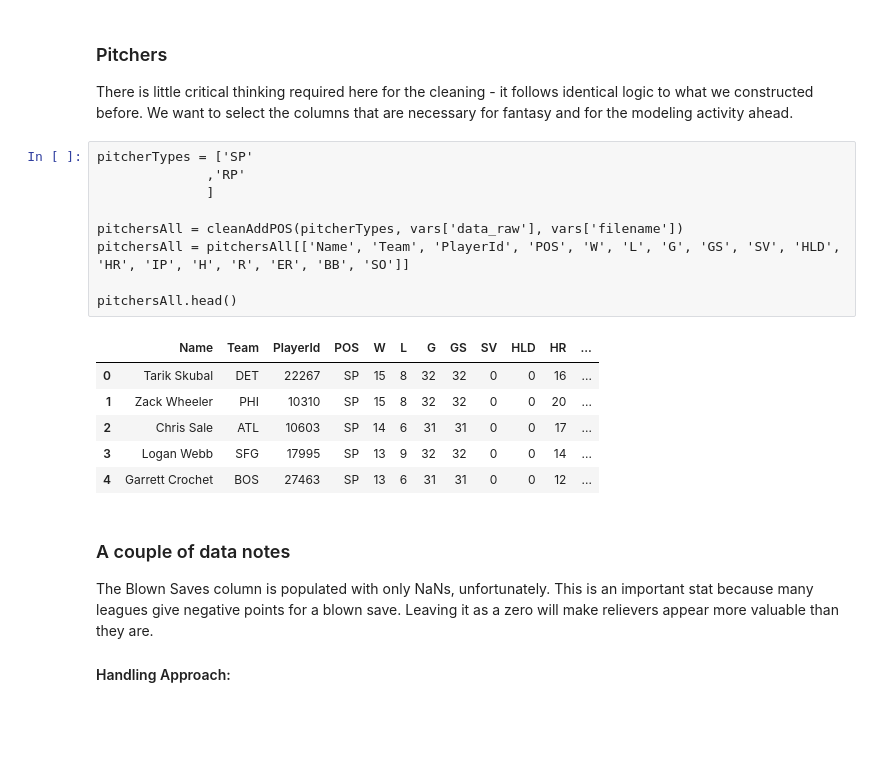
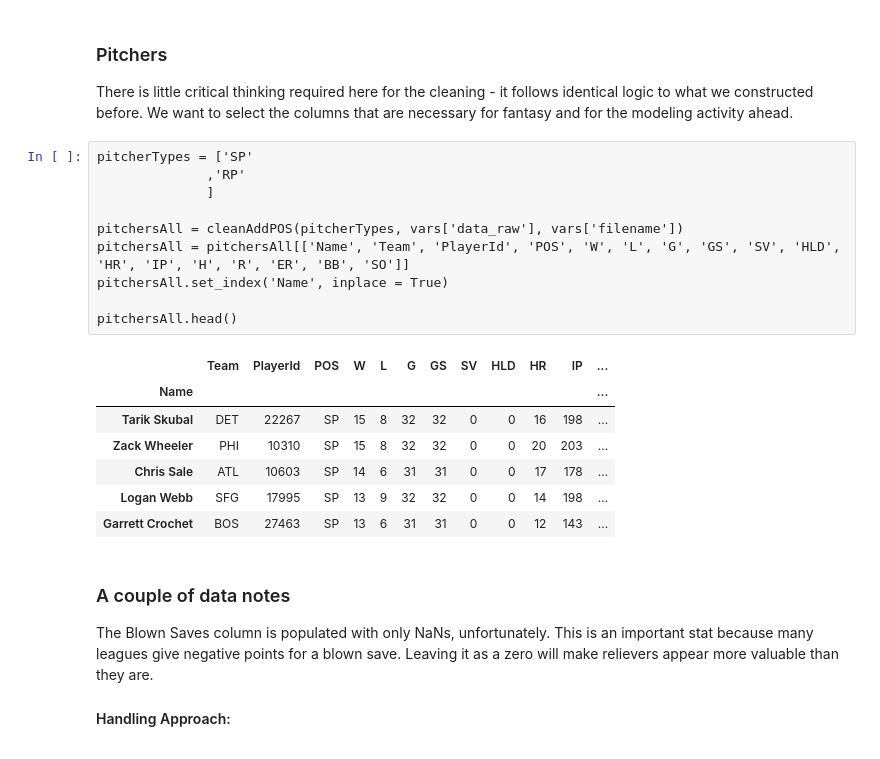
Before and after one commit to jdlesniak/FBB_Points, a Jupyter notebook: explore/cleaning.ipynb, the cells around one changed output. Saved outputs shown, nothing was run; the diff lists cells and outputs as text; blank space fills up the shorter version.

```diff
--- a/explore/cleaning.ipynb
+++ b/explore/cleaning.ipynb
@@ -215,19 +215,21 @@ There is little critical thinking required here for the cleaning - it follows id
 # %%
 pitcherTypes = ['SP'
               ,'RP'
               ]
 
 pitchersAll = cleanAddPOS(pitcherTypes, vars['data_raw'], vars['filename'])
 pitchersAll = pitchersAll[['Name', 'Team', 'PlayerId', 'POS', 'W', 'L', 'G', 'GS', 'SV', 'HLD', 'HR', 'IP', 'H', 'R', 'ER', 'BB', 'SO']]
+pitchersAll.set_index('Name', inplace = True)
 
 pitchersAll.head()
 # %% [output]
-|  | Name | Team | PlayerId | POS | W | L | G | GS | SV | HLD | HR | ... |
-| 0 | Tarik Skubal | DET | 22267 | SP | 15 | 8 | 32 | 32 | 0 | 0 | 16 | ... |
-| 1 | Zack Wheeler | PHI | 10310 | SP | 15 | 8 | 32 | 32 | 0 | 0 | 20 | ... |
-| 2 | Chris Sale | ATL | 10603 | SP | 14 | 6 | 31 | 31 | 0 | 0 | 17 | ... |
-| 3 | Logan Webb | SFG | 17995 | SP | 13 | 9 | 32 | 32 | 0 | 0 | 14 | ... |
-| 4 | Garrett Crochet | BOS | 27463 | SP | 13 | 6 | 31 | 31 | 0 | 0 | 12 | ... |
+|  | Team | PlayerId | POS | W | L | G | GS | SV | HLD | HR | IP | ... |
+| Name |  |  |  |  |  |  |  |  |  |  |  | ... |
+| Tarik Skubal | DET | 22267 | SP | 15 | 8 | 32 | 32 | 0 | 0 | 16 | 198 | ... |
+| Zack Wheeler | PHI | 10310 | SP | 15 | 8 | 32 | 32 | 0 | 0 | 20 | 203 | ... |
+| Chris Sale | ATL | 10603 | SP | 14 | 6 | 31 | 31 | 0 | 0 | 17 | 178 | ... |
+| Logan Webb | SFG | 17995 | SP | 13 | 9 | 32 | 32 | 0 | 0 | 14 | 198 | ... |
+| Garrett Crochet | BOS | 27463 | SP | 13 | 6 | 31 | 31 | 0 | 0 | 12 | 143 | ... |
 # %% [markdown]
 ### A couple of data notes
 
```
Also changed, not shown: parts of 5 cells of this notebook.
